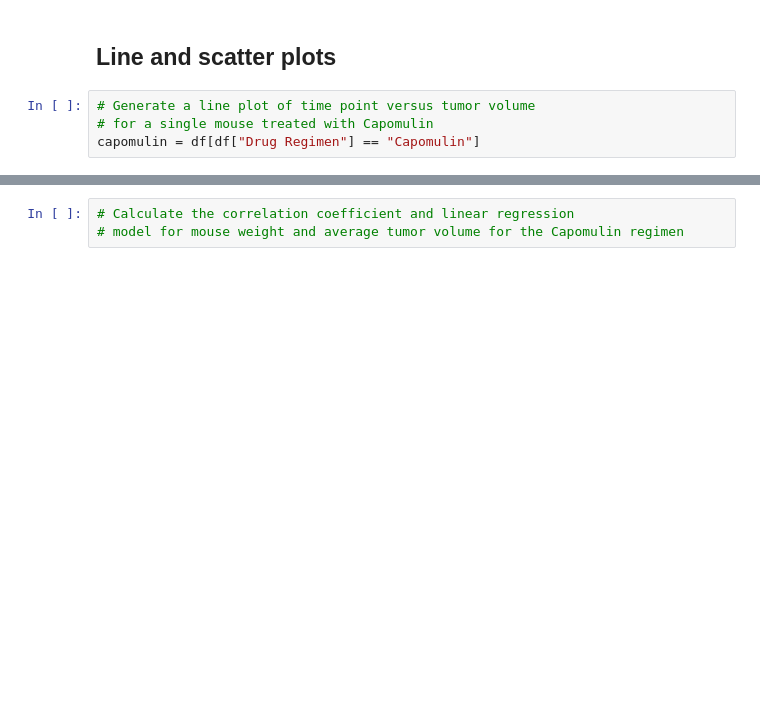
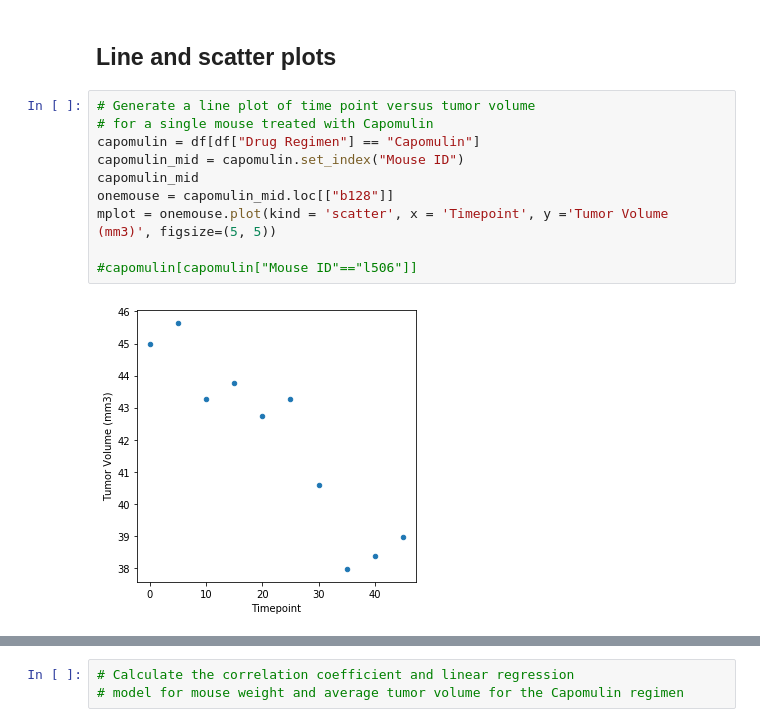
Before and after one commit to annmcnamara/matplotlib-challenge, a Jupyter notebook: Pymaceuticals/pymaceuticals_starter.ipynb, the cells around one changed output, grey strips where cells are left out. Drawn from its saved outputs; the diff is of its cells as text; blank space fills up the shorter version.

```diff
--- a/Pymaceuticals/pymaceuticals_starter.ipynb
+++ b/Pymaceuticals/pymaceuticals_starter.ipynb
@@ -230,7 +233,15 @@ plt.show()
 # %%
 # Generate a line plot of time point versus tumor volume
 # for a single mouse treated with Capomulin
 capomulin = df[df["Drug Regimen"] == "Capomulin"]
+capomulin_mid = capomulin.set_index("Mouse ID")
+capomulin_mid
+onemouse = capomulin_mid.loc[["b128"]]
+mplot = onemouse.plot(kind = 'scatter', x = 'Timepoint', y ='Tumor Volume (mm3)', figsize=(5, 5))
+
+#capomulin[capomulin["Mouse ID"=="l506"]]
+# %% [output]
+[figure, added]
 # %%
 # Generate a scatter plot of mouse weight versus average
 # tumor volume for the Capomulin regimen
```
Also changed, not shown: parts of 11 cells of this notebook.
